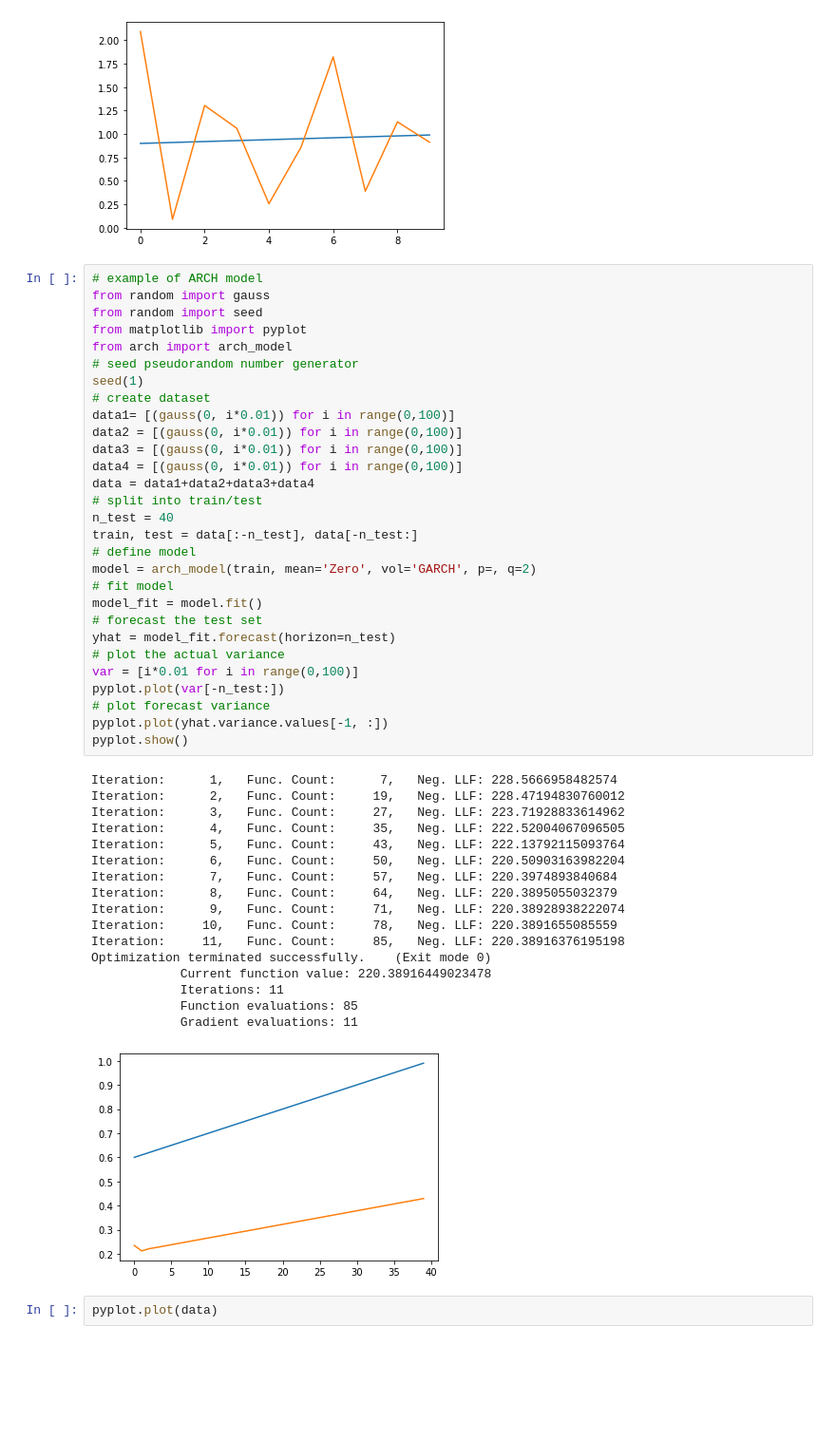
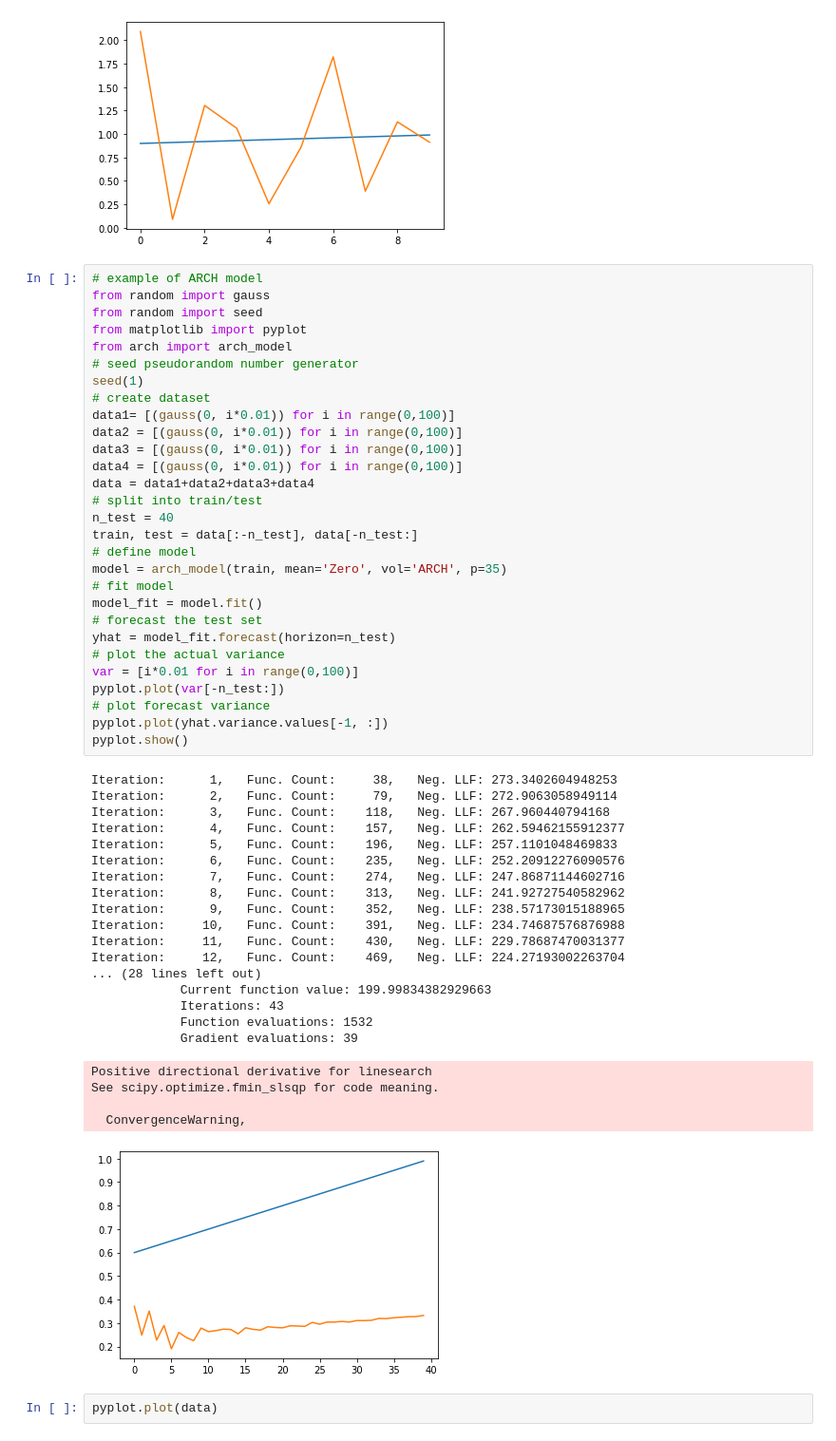
Before and after one commit to shiyuliu1/Time-Series-Models, a Jupyter notebook: Arch and Garch.ipynb, the cells around one changed output. Shown: that part at 95% size. Drawn from its saved outputs; the diff is of its cells as text; blank space fills up the shorter version.

```diff
--- a/Arch and Garch.ipynb
+++ b/Arch and Garch.ipynb
@@ -77,50 +77,55 @@ Iteration:     12,   Func. Count:    227,   Neg. LLF: 25.560400051601007
 # %%
 # example of ARCH model
 from random import gauss
 from random import seed
 from matplotlib import pyplot
 from arch import arch_model
 # seed pseudorandom number generator
 seed(1)
 # create dataset
 data1= [(gauss(0, i*0.01)) for i in range(0,100)]
 data2 = [(gauss(0, i*0.01)) for i in range(0,100)]
 data3 = [(gauss(0, i*0.01)) for i in range(0,100)]
 data4 = [(gauss(0, i*0.01)) for i in range(0,100)]
 data = data1+data2+data3+data4
 # split into train/test
 n_test = 40
 train, test = data[:-n_test], data[-n_test:]
 # define model
-model = arch_model(train, mean='Zero', vol='GARCH', p=, q=2)
+model = arch_model(train, mean='Zero', vol='ARCH', p=35)
 # fit model
 model_fit = model.fit()
 # forecast the test set
 yhat = model_fit.forecast(horizon=n_test)
 # plot the actual variance
 var = [i*0.01 for i in range(0,100)]
 pyplot.plot(var[-n_test:])
 # plot forecast variance
 pyplot.plot(yhat.variance.values[-1, :])
 pyplot.show()
 # %% [output]
-Iteration:      1,   Func. Count:      7,   Neg. LLF: 228.5666958482574
-Iteration:      2,   Func. Count:     19,   Neg. LLF: 228.47194830760012
-Iteration:      3,   Func. Count:     27,   Neg. LLF: 223.71928833614962
-Iteration:      4,   Func. Count:     35,   Neg. LLF: 222.52004067096505
-Iteration:      5,   Func. Count:     43,   Neg. LLF: 222.13792115093764
-Iteration:      6,   Func. Count:     50,   Neg. LLF: 220.50903163982204
-Iteration:      7,   Func. Count:     57,   Neg. LLF: 220.3974893840684
-Iteration:      8,   Func. Count:     64,   Neg. LLF: 220.3895055032379
-Iteration:      9,   Func. Count:     71,   Neg. LLF: 220.38928938222074
-Iteration:     10,   Func. Count:     78,   Neg. LLF: 220.3891655085559
-Iteration:     11,   Func. Count:     85,   Neg. LLF: 220.38916376195198
-Optimization terminated successfully.    (Exit mode 0)
-            Current function value: 220.38916449023478
-            Iterations: 11
-            Function evaluations: 85
-            Gradient evaluations: 11
+Iteration:      1,   Func. Count:     38,   Neg. LLF: 273.3402604948253
+Iteration:      2,   Func. Count:     79,   Neg. LLF: 272.9063058949114
+Iteration:      3,   Func. Count:    118,   Neg. LLF: 267.960440794168
+Iteration:      4,   Func. Count:    157,   Neg. LLF: 262.59462155912377
+Iteration:      5,   Func. Count:    196,   Neg. LLF: 257.1101048469833
+Iteration:      6,   Func. Count:    235,   Neg. LLF: 252.20912276090576
+Iteration:      7,   Func. Count:    274,   Neg. LLF: 247.86871144602716
+Iteration:      8,   Func. Count:    313,   Neg. LLF: 241.92727540582962
+Iteration:      9,   Func. Count:    352,   Neg. LLF: 238.57173015188965
+Iteration:     10,   Func. Count:    391,   Neg. LLF: 234.74687576876988
+Iteration:     11,   Func. Count:    430,   Neg. LLF: 229.78687470031377
+Iteration:     12,   Func. Count:    469,   Neg. LLF: 224.27193002263704
+... (28 lines left out)
+            Current function value: 199.99834382929663
+            Iterations: 43
+            Function evaluations: 1532
+            Gradient evaluations: 39
+Positive directional derivative for linesearch
+See scipy.optimize.fmin_slsqp for code meaning.
+
+  ConvergenceWarning,
-[figure, old version]
+[figure, new version]
 # %%
 pyplot.plot(data)
 # %% [output]
```
Also changed, not shown: parts of 4 cells of this notebook.
